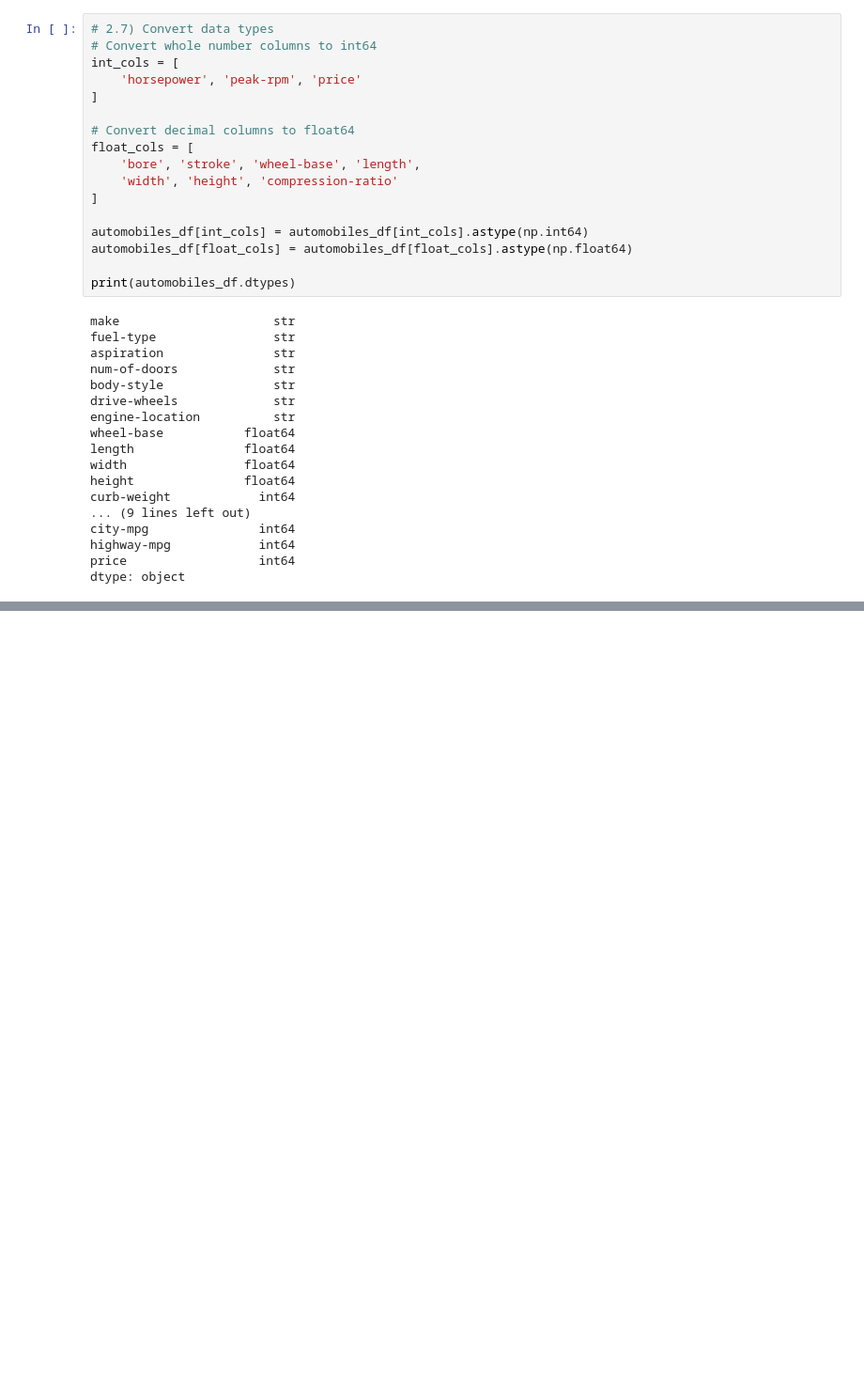
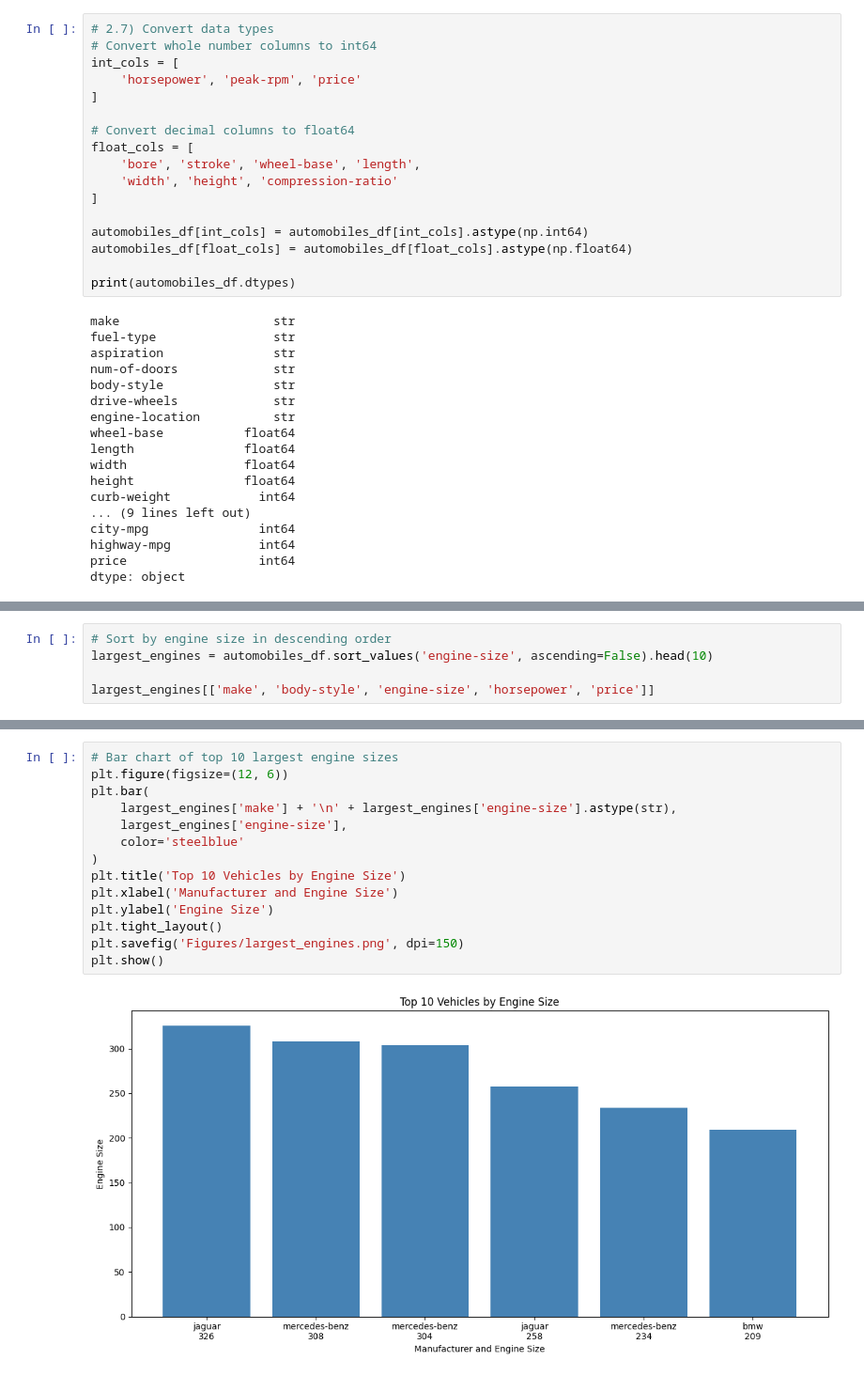
Before and after one commit to PerryRichardson/EDA_Automobiles, a Jupyter notebook: automobiles_eda.ipynb, the cells around one changed output, grey strips where cells are left out. Shown at 94% size. Saved outputs shown, nothing was run; the diff lists cells and outputs as text; blank space fills up the shorter version.

```diff
--- a/automobiles_eda.ipynb
+++ b/automobiles_eda.ipynb
@@ -160,0 +251,5 @@ dtype: object
+# %%
+# Sort by engine size in descending order
+largest_engines = automobiles_df.sort_values('engine-size', ascending=False).head(10)
+
+largest_engines[['make', 'body-style', 'engine-size', 'horsepower', 'price']]
@@ -160,0 +268,16 @@ dtype: object
+# %%
+# Bar chart of top 10 largest engine sizes
+plt.figure(figsize=(12, 6))
+plt.bar(
+    largest_engines['make'] + '\n' + largest_engines['engine-size'].astype(str),
+    largest_engines['engine-size'],
+    color='steelblue'
+)
+plt.title('Top 10 Vehicles by Engine Size')
+plt.xlabel('Manufacturer and Engine Size')
+plt.ylabel('Engine Size')
+plt.tight_layout()
+plt.savefig('Figures/largest_engines.png', dpi=150)
+plt.show()
+# %% [output]
+[figure, added]
```
Also changed, not shown: parts of 16 cells of this notebook, 4 other files.
